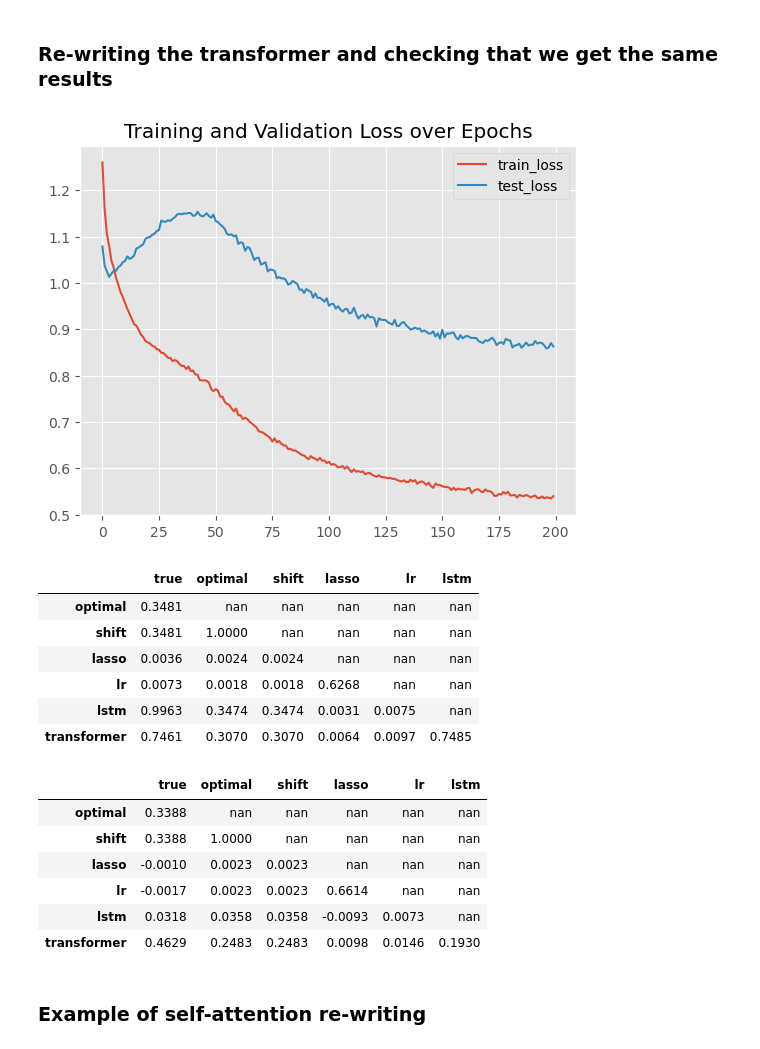
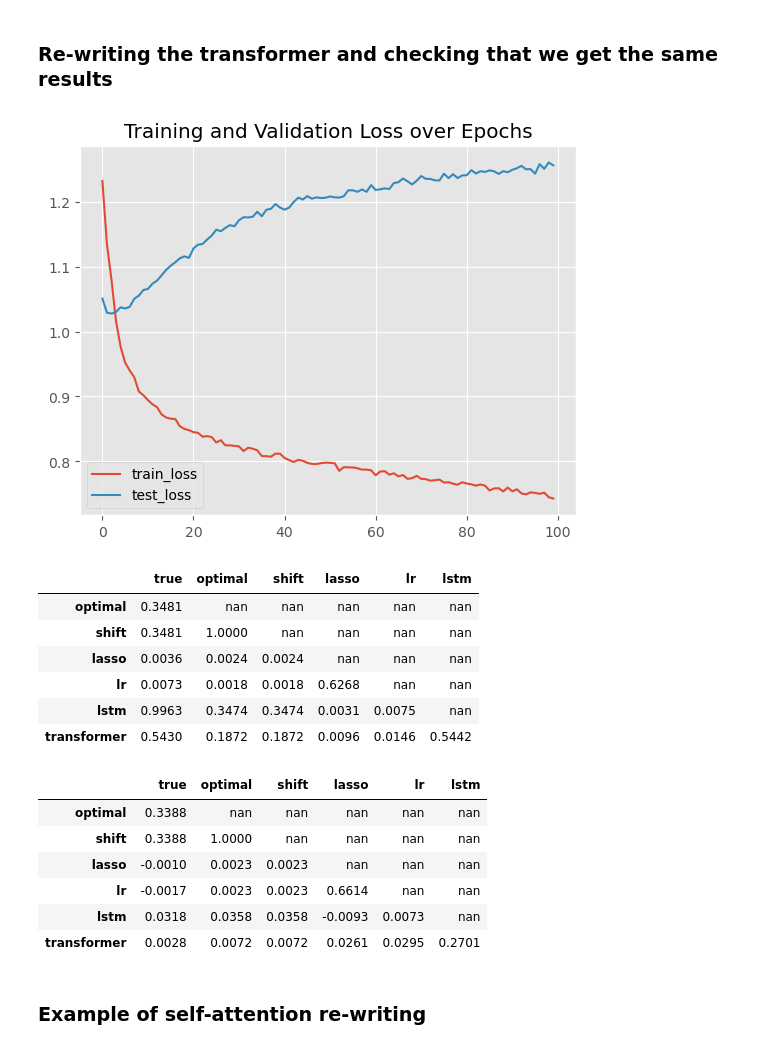
Before and after one commit to cyrilgarcia009/TSNN, a Jupyter notebook: notebooks/generators.ipynb, the cells around one changed output. Saved outputs shown, nothing was run; the diff lists cells and outputs as text; code cells hidden in the pictures.

```diff
--- a/notebooks/generators.ipynb
+++ b/notebooks/generators.ipynb
@@ -563,7 +563,7 @@ class MultiHeadAttention(nn.Module):
         # Step 3. Run SDPA
         # (N, nheads, L_t, E_head)
         attn_output = F.scaled_dot_product_attention(
-            query, key, value, dropout_p=self.dropout, is_causal=is_causal)
+            query, key, value, dropout_p=self.dropout, is_causal=is_causal, attn_mask=attn_mask)
         # (N, nheads, L_t, E_head) -> (N, L_t, nheads, E_head) -> (N, L_t, E_total)
         attn_output = attn_output.transpose(1, 2).flatten(-2)
 
@@ -592,7 +592,7 @@ class TransformerEncoder(nn.Module):
     def forward(self, src: torch.Tensor, mask: Optional[torch.Tensor] = None, is_causal=False):
         output = src
         for mod in self.layers:
-            output = mod(output, mask, is_causal)
+            output = mod(output, attn_mask=mask, is_causal=is_causal)
         if self.norm is not None:
             output = self.norm(output)
         return output
@@ -751,14 +751,14 @@ class TransformerEncoderLayer(nn.Module):
 
 
     def _sa_block(self, x, attn_mask, is_causal):
-        x = self.self_attn(x, x, x, is_causal=is_causal)
+        x = self.self_attn(x, x, x, is_causal=is_causal, attn_mask=attn_mask)
         return self.dropout1(x)
 
     def _ff_block(self, x):
         x = self.linear2(self.dropout(self.activation(self.linear1(x))))
         return self.dropout2(x)
 
-    def forward(self, src, src_mask=None, is_causal=False):
+    def forward(self, src, attn_mask=None, src_mask=None, is_causal=False):
         '''
         Arguments:
             src: (batch_size, seq_len, d_model)
@@ -767,10 +767,10 @@ class TransformerEncoderLayer(nn.Module):
         '''
         x = src
         if self.norm_first:
-            x = x + self._sa_block(self.norm1(x), src_mask, is_causal)
+            x = x + self._sa_block(self.norm1(x), attn_mask=attn_mask, is_causal=is_causal)
             x = x + self._ff_block(self.norm2(x))
         else:
-            x = self.norm1(x + self._sa_block(x, src_mask, is_causal))
+            x = self.norm1(x + self._sa_block(x, attn_mask=attn_mask, is_causal=is_causal))
             x = self.norm2(x + self._ff_block(x))
         return x
 
@@ -947,9 +947,9 @@ optimizer = torch.optim.Adam(m.parameters(), lr=0.001)
 
 model_torch = torch_benchmarks.TorchWrapper(m, optimizer=optimizer)
 # %%
-model_torch.fit(z.train, test=z.test, epochs=200)
+model_torch.fit(z.train, test=z.test, epochs=100)
 # %% [output]
-[figure, old version]
+[figure, new version]
 # %%
 comp = benchmark_comparison.Comparator(models=[lasso, lr, model_lstm, model_torch], model_names=['lasso', 'lr', 'lstm', 'transformer'])
 # %%
@@ -961,7 +961,7 @@ comp.correl(z, mode='train')
 | lasso | 0.0036 | 0.0024 | 0.0024 | nan | nan | nan |
 | lr | 0.0073 | 0.0018 | 0.0018 | 0.6268 | nan | nan |
 | lstm | 0.9963 | 0.3474 | 0.3474 | 0.0031 | 0.0075 | nan |
-| transformer | 0.7461 | 0.3070 | 0.3070 | 0.0064 | 0.0097 | 0.7485 |
+| transformer | 0.5430 | 0.1872 | 0.1872 | 0.0096 | 0.0146 | 0.5442 |
 # %%
 comp.correl(z, mode='test')
 # %% [output]
@@ -971,7 +971,7 @@ comp.correl(z, mode='test')
 | lasso | -0.0010 | 0.0023 | 0.0023 | nan | nan | nan |
 | lr | -0.0017 | 0.0023 | 0.0023 | 0.6614 | nan | nan |
 | lstm | 0.0318 | 0.0358 | 0.0358 | -0.0093 | 0.0073 | nan |
-| transformer | 0.4629 | 0.2483 | 0.2483 | 0.0098 | 0.0146 | 0.1930 |
+| transformer | 0.0028 | 0.0072 | 0.0072 | 0.0261 | 0.0295 | 0.2701 |
 # %% [markdown]
 ### Example of self-attention re-writing
 # %%
```
Also changed, not shown: parts of 14 cells of this notebook.
